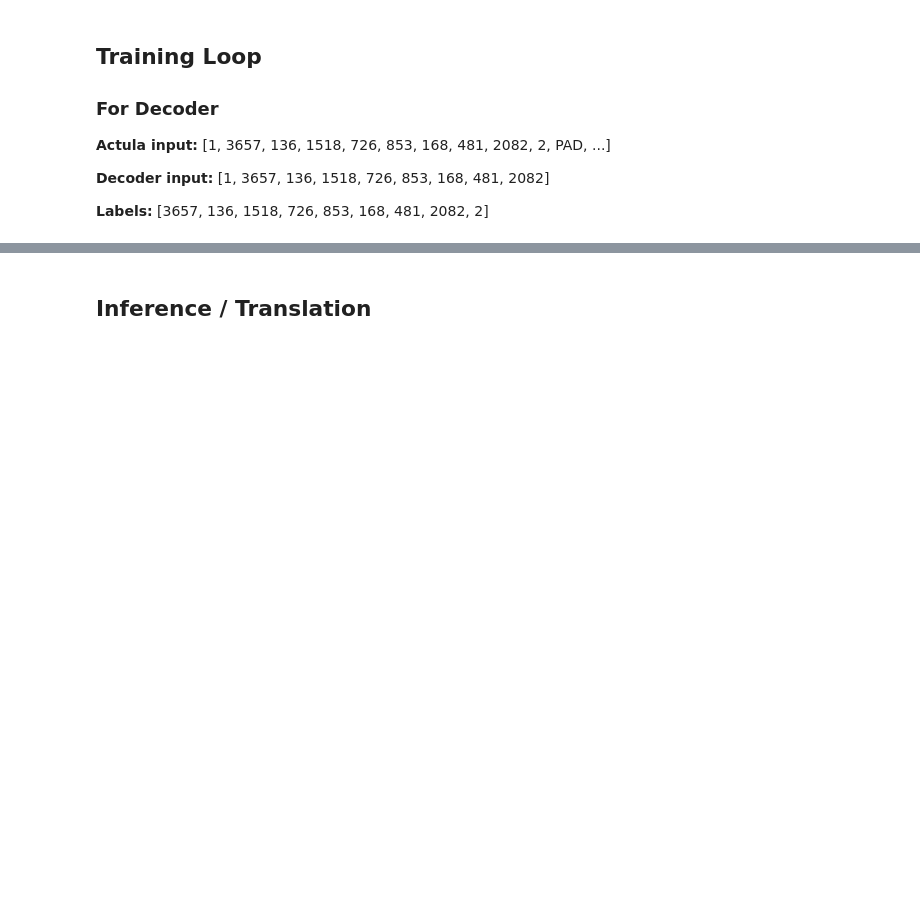
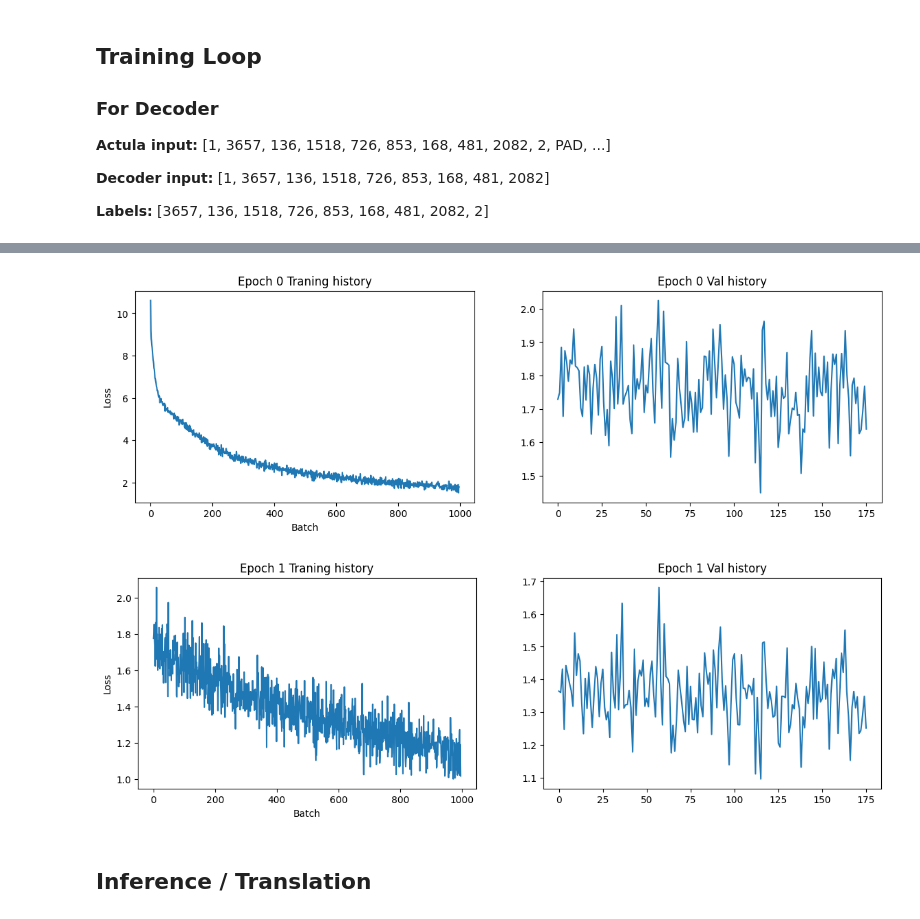
Before and after one commit to vishwjeet71/ai-implementations, a Jupyter notebook: transformers/encoder-decoder/encoder_decoder.ipynb, the cells around one changed output, grey strips where cells are left out. Drawn from its saved outputs; the diff is of its cells as text; code cells hidden in the pictures; blank space fills up the shorter version.

```diff
--- a/transformers/encoder-decoder/encoder_decoder.ipynb
+++ b/transformers/encoder-decoder/encoder_decoder.ipynb
@@ -592,15 +590,15 @@ class Transformer(torch.nn.Module):
 # Transformer parameters
 encoder_vocab_size = 17598
 decoder_vocab_size = 34222
-batch_size = 180
+batch_size = 180 + 24
 d_model = 512
 encoder_max_seq_len = English_max_length
 decoder_max_seq_len = French_max_leength
 num_heads = 8
-num_layers = 1
+num_layers = 4
 
 # Training
-max_iters = 1
+max_iters = 2
 learning_rate = 3e-4
 loss_function = torch.nn.CrossEntropyLoss(ignore_index=0)
 
@@ -662,3 +688,27 @@ Epoch loss: 3.1327
+# %%
+from matplotlib import figure
+import matplotlib.pyplot as plt
+
+for epoch_data in LOSS_HISTORY_PER_EPOCH:
+
+    e = epoch_data['epoch']
+    train_history = epoch_data['train_history']
+    val_history = epoch_data['val_history']
+
+    fig, (ax1, ax2) = plt.subplots(1, 2, figsize=(14, 4))
+
+    ax1.plot(train_history)
+    ax1.set_title(f"Epoch {e} Traning history")
+    ax1.set_xlabel("Batch")
+    ax1.set_ylabel("Loss")
+
+    ax2.plot(val_history)
+    ax2.set_title(f"Epoch {e} Val history")
+    ax1.set_xlabel("Batch")
+    ax1.set_ylabel("Loss")
+# %% [output]
+[figure, added]
+[figure, added]
 # %% [markdown]
 ## Inference / Translation
 # %%
```
Also changed, not shown: parts of 5 cells of this notebook.
